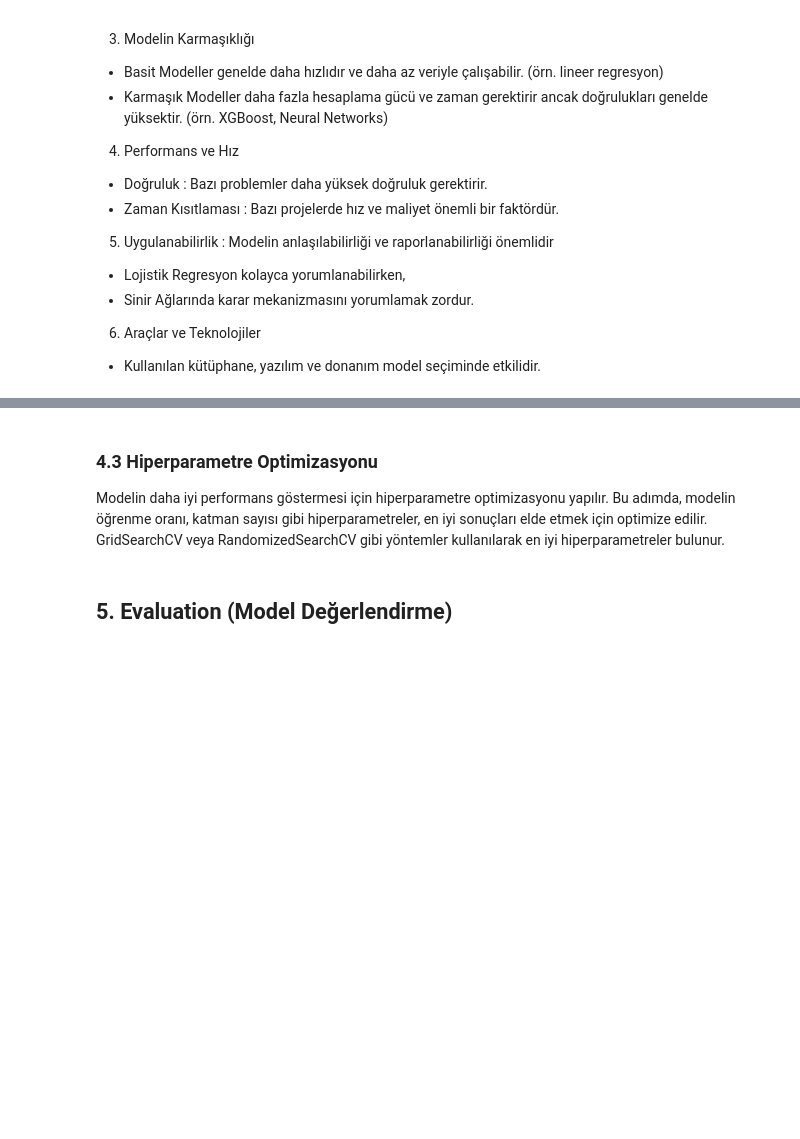
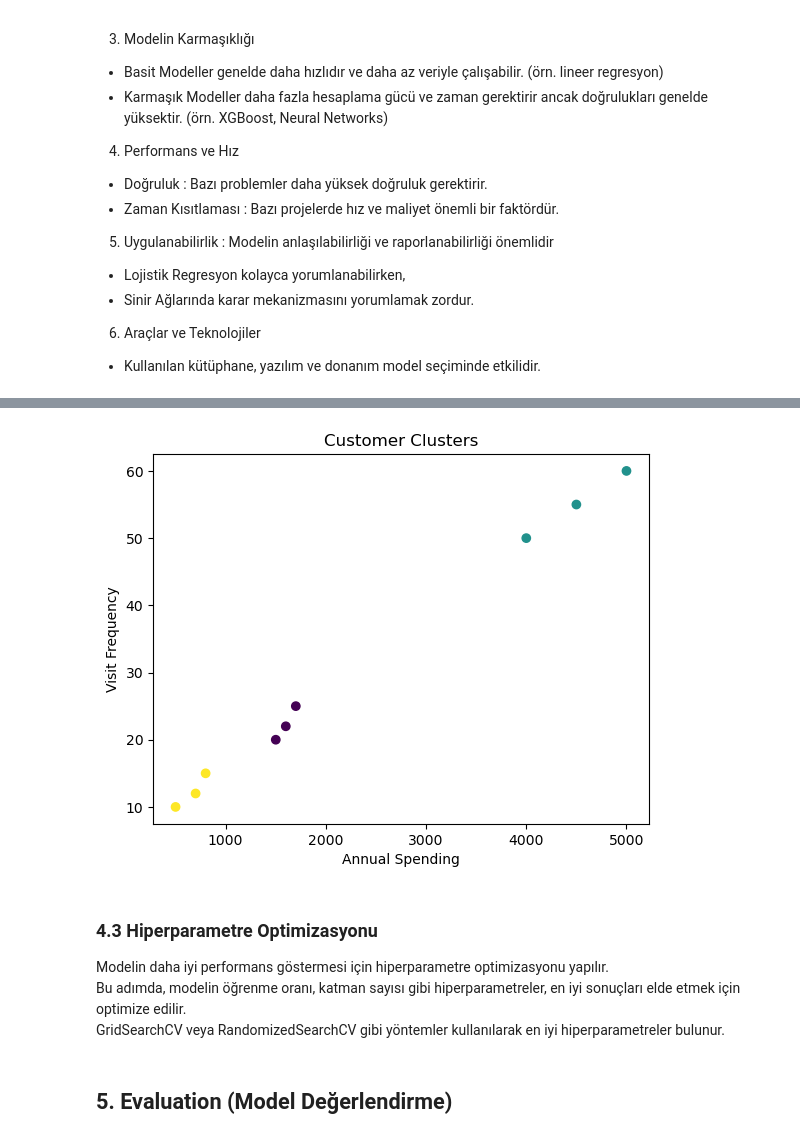
Before and after one commit to onurcakili/dataScienceRepository, a Jupyter notebook: DataScience_Python_Roadmap.ipynb, the cells around one changed output, grey strips where cells are left out. Saved outputs shown, nothing was run; the diff lists cells and outputs as text; code cells hidden in the pictures; blank space fills up the shorter version.

```diff
--- a/DataScience_Python_Roadmap.ipynb
+++ b/DataScience_Python_Roadmap.ipynb
@@ -1458,6 +1613,17 @@ Model oluşturma ve eğitim süreci Python programlama diliyle gerçekleştirili
+# %%
+# Kümeleri görselleştirme
+plt.scatter(data['annual_spending'], data['visit_frequency'], c=data['cluster'], cmap='viridis')
+plt.xlabel('Annual Spending')
+plt.ylabel('Visit Frequency')
+plt.title('Customer Clusters')
+plt.show()
+# %% [output]
+[figure, added]
 # %% [markdown]
 ### 4.3 Hiperparametre Optimizasyonu
-Modelin daha iyi performans göstermesi için hiperparametre optimizasyonu yapılır. Bu adımda, modelin öğrenme oranı, katman sayısı gibi hiperparametreler, en iyi sonuçları elde etmek için optimize edilir. GridSearchCV veya RandomizedSearchCV gibi yöntemler kullanılarak en iyi hiperparametreler bulunur.
+Modelin daha iyi performans göstermesi için hiperparametre optimizasyonu yapılır.
+Bu adımda, modelin öğrenme oranı, katman sayısı gibi hiperparametreler, en iyi sonuçları elde etmek için optimize edilir.
+GridSearchCV veya RandomizedSearchCV gibi yöntemler kullanılarak en iyi hiperparametreler bulunur.
 # %% [markdown]
 ## 5. Evaluation (Model Değerlendirme)
 # %% [markdown]
```
Also changed, not shown: parts of 11 cells of this notebook.
